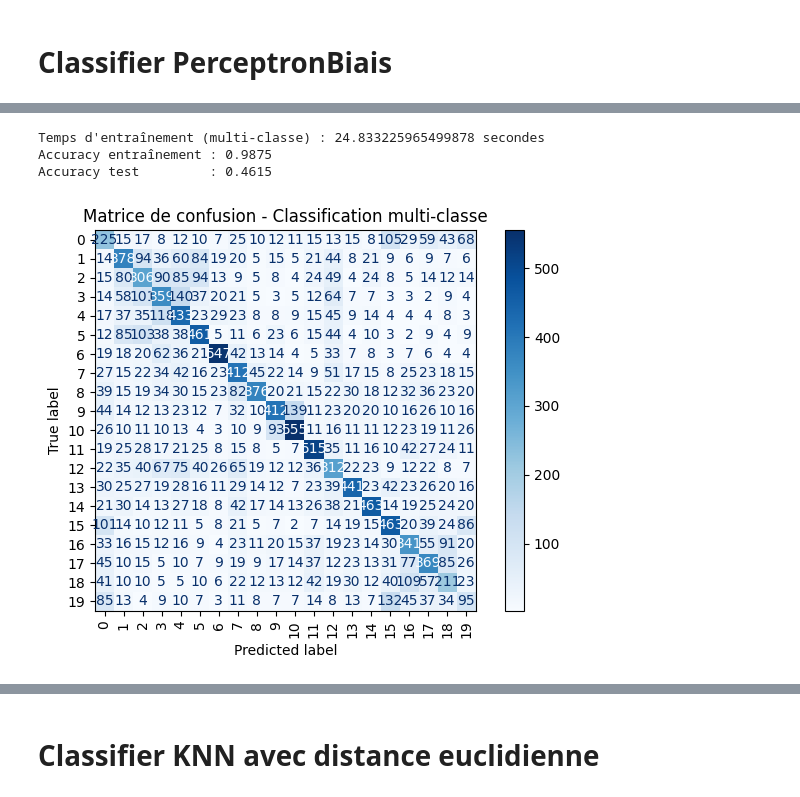
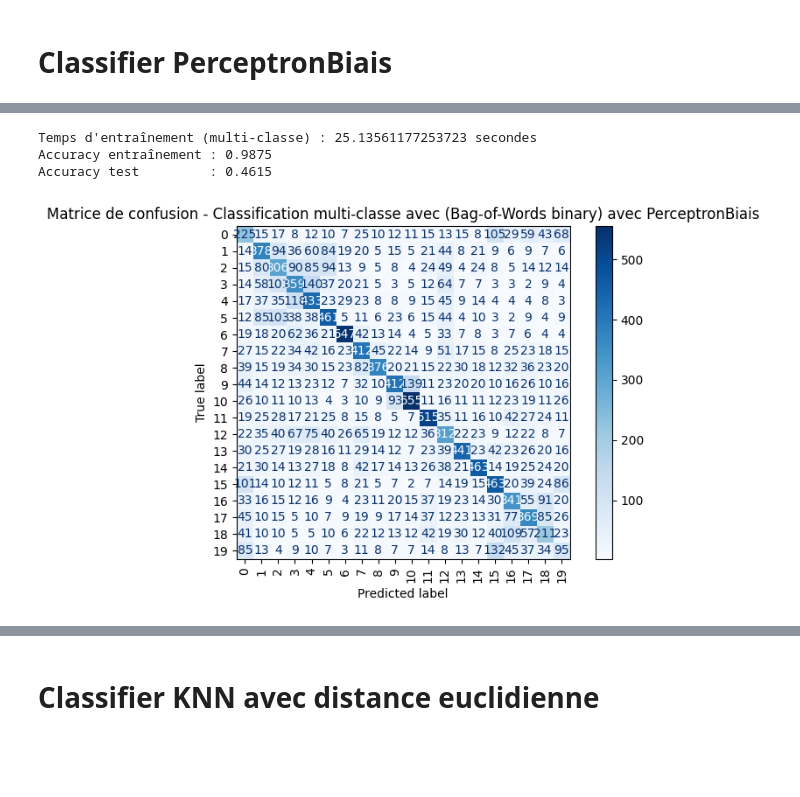
Before and after one commit to Antoine1903/Projets_Sorbonne_Universite, a Jupyter notebook: LU3IN026/miniprojet/projet_Zhang_Lecomte.ipynb, the cells around one changed output, grey strips where cells are left out. Drawn from its saved outputs; the diff is of its cells as text; code cells hidden in the pictures; blank space fills up the shorter version.

```diff
--- a/LU3IN026/miniprojet/projet_Zhang_Lecomte.ipynb
+++ b/LU3IN026/miniprojet/projet_Zhang_Lecomte.ipynb
@@ -1794,10 +1811,14 @@ Error:
 # %%
+# =================================================================
+# Classification multi-classe avec (Bag-of-Words binary) avec PerceptronBiais - Version 1
+# =================================================================
+
 # ---------------------------
 # Paramètres du test
 # ---------------------------
-mode_vectorisation = "binary"   # "binary", "count", "tf", "tfidf"
+mode_vectorisation = "binary"   # "binary", "count", "freq", "tfidf" (fonction bag_of_words_tfidf_manual)
 learning_rate = 0.01
-N = 100                         # Nombre d'itérations pour le perceptron
+N = 100                         # Nombre d'itérations pour le perceptronbiais
 nb_folds = 5
 
 # ---------------------------
@@ -1821,7 +1842,7 @@ X_test = X_test_sparse.toarray()
 # Entraînement du modèle Multi-classe (OAA)
 # ---------------------------
 
-# Initialisation du classifieur de base (Perceptron)
+# Initialisation du classifieur de base (PerceptronBiais)
 perceptron_base = classif.ClassifierPerceptronBiais(input_dimension=X_train.shape[1], learning_rate=learning_rate)
 
 # Construction du classifieur multi-classe OAA
@@ -1834,57 +1855,34 @@ end = time.time()
 print("Temps d'entraînement (multi-classe) :", end - start, "secondes")
 
 # ---------------------------
 # Prédictions
 # ---------------------------
 
 y_train_pred = np.array([oaa_classifier.predict(x) for x in X_train])
 y_test_pred = np.array([oaa_classifier.predict(x) for x in X_test])
 
 # ---------------------------
 # Évaluation des performances
 # ---------------------------
 
 # Accuracy globale
 acc_train = accuracy_score(y_train_multi, y_train_pred)
 acc_test = accuracy_score(y_test_multi, y_test_pred)
 
 print(f"Accuracy entraînement : {acc_train:.4f}")
 print(f"Accuracy test         : {acc_test:.4f}")
 
 # Matrice de confusion
 cm = confusion_matrix(y_test_multi, y_test_pred)
 disp = ConfusionMatrixDisplay(confusion_matrix=cm)
 disp.plot(cmap="Blues", xticks_rotation=90)
-plt.title("Matrice de confusion - Classification multi-classe")
+plt.title("Matrice de confusion - Classification multi-classe avec (Bag-of-Words binary) avec PerceptronBiais")
 plt.grid(False)
 plt.tight_layout()
 plt.show()
-
-# ---------------------------
-# Validation croisée (sur train)
-# ---------------------------
-
-# Pour validation croisée, on réinitialise un modèle neuf
-def create_new_oaa():
-    base = classif.ClassifierPerceptronBiais(input_dimension=X_train.shape[1], learning_rate=learning_rate)
-    return classif.ClassifierMultiOAA(base)
-
-perf = []
-for i in range(nb_folds):
-    Xapp, Yapp, Xtest, Ytest = ev.crossval_strat(X_train, y_train_multi, nb_folds, i)
-    clf = create_new_oaa()
-    clf.train(Xapp, Yapp)
-    Y_pred = np.array([clf.predict(x) for x in Xtest])
-    acc = np.mean(Y_pred == Ytest)
-    print(f"Itération {i}: Accuracy = {acc:.4f}")
-    perf.append(acc)
-
-moyenne = np.mean(perf)
-ecart_type = np.std(perf)
-print(f"Taux moyen : {moyenne:.4f}, Écart-type : {ecart_type:.4f}")
 # %% [output]
-Temps d'entraînement (multi-classe) : 24.833225965499878 secondes
+Temps d'entraînement (multi-classe) : 25.13561177253723 secondes
 Accuracy entraînement : 0.9875
 Accuracy test         : 0.4615
-[figure, old version]
+[figure, new version]
 # %%
```
Also changed, not shown: parts of 20 cells of this notebook.
